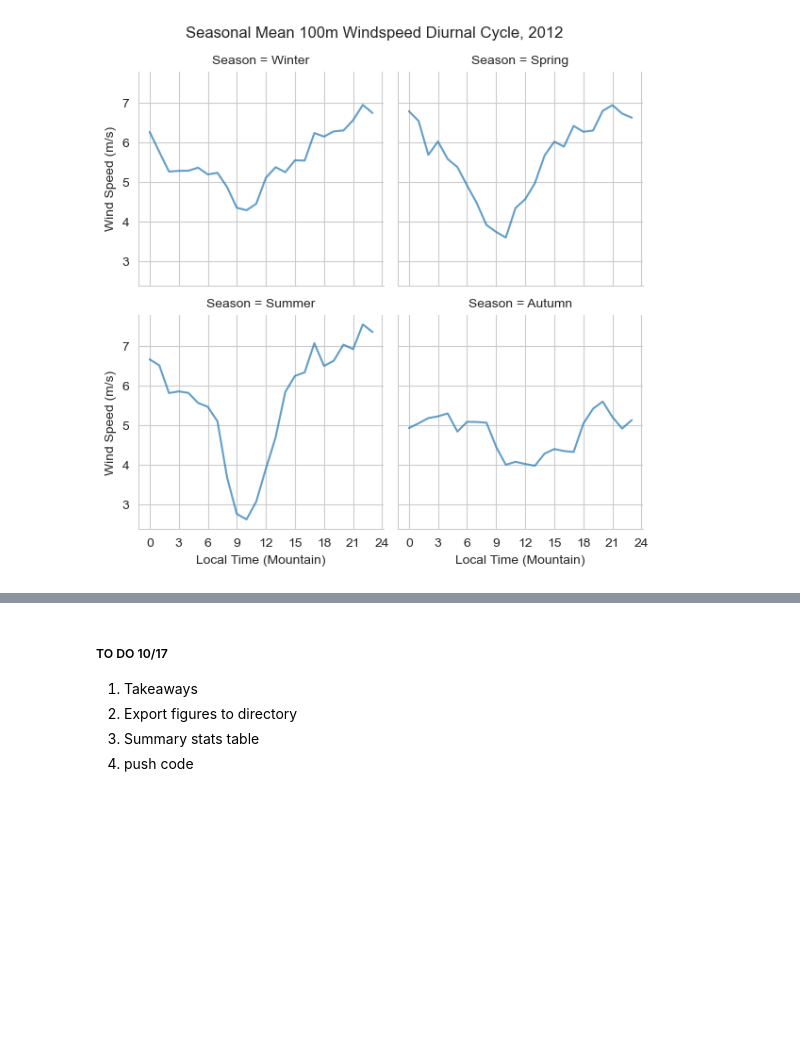
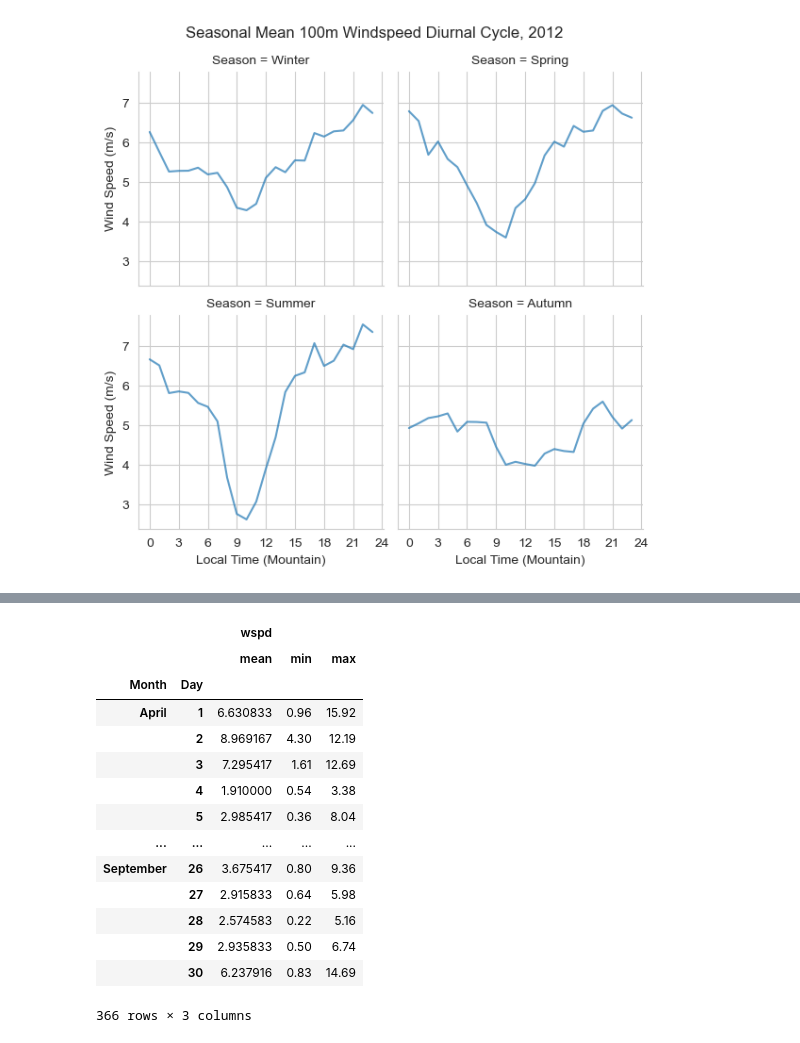
Before and after one commit to d-berkowitz/nrel_technical_task, a Jupyter notebook: 100m Wind Variability Exploration .ipynb, the cells around one changed output, grey strips where cells are left out. Saved outputs shown, nothing was run; the diff lists cells and outputs as text; code cells hidden in the pictures; blank space fills up the shorter version.

```diff
--- a/100m Wind Variability Exploration .ipynb
+++ b/100m Wind Variability Exploration .ipynb
@@ -316,6 +305,0 @@ g.fig.suptitle('Seasonal Mean 100m Windspeed Diurnal Cycle, 2012')
-# %% [markdown]
-##### TO DO 10/17
-1. Takeaways
-2. Export figures to directory
-3. Summary stats table
-4. push code
@@ -321,0 +308,19 @@ g.fig.suptitle('Seasonal Mean 100m Windspeed Diurnal Cycle, 2012')
+# %%
+daily_summary = wspd_df.drop(columns=['Latitude', 'Longitude', 'Hour']).groupby(['Month', 'Day']).agg(['mean', 'min', 'max'])
+daily_summary
+# %% [output]
+|  |  | wspd |  |  |
+|  |  | mean | min | max |
+| Month | Day |  |  |  |
+| April | 1 | 6.630833 | 0.96 | 15.92 |
+|  | 2 | 8.969167 | 4.30 | 12.19 |
+|  | 3 | 7.295417 | 1.61 | 12.69 |
+|  | 4 | 1.910000 | 0.54 | 3.38 |
+|  | 5 | 2.985417 | 0.36 | 8.04 |
+| ... | ... | ... | ... | ... |
+| September | 26 | 3.675417 | 0.80 | 9.36 |
+|  | 27 | 2.915833 | 0.64 | 5.98 |
+|  | 28 | 2.574583 | 0.22 | 5.16 |
+|  | 29 | 2.935833 | 0.50 | 6.74 |
+|  | 30 | 6.237916 | 0.83 | 14.69 |
+366 rows × 3 columns
```
Also changed, not shown: parts of 13 cells of this notebook.
